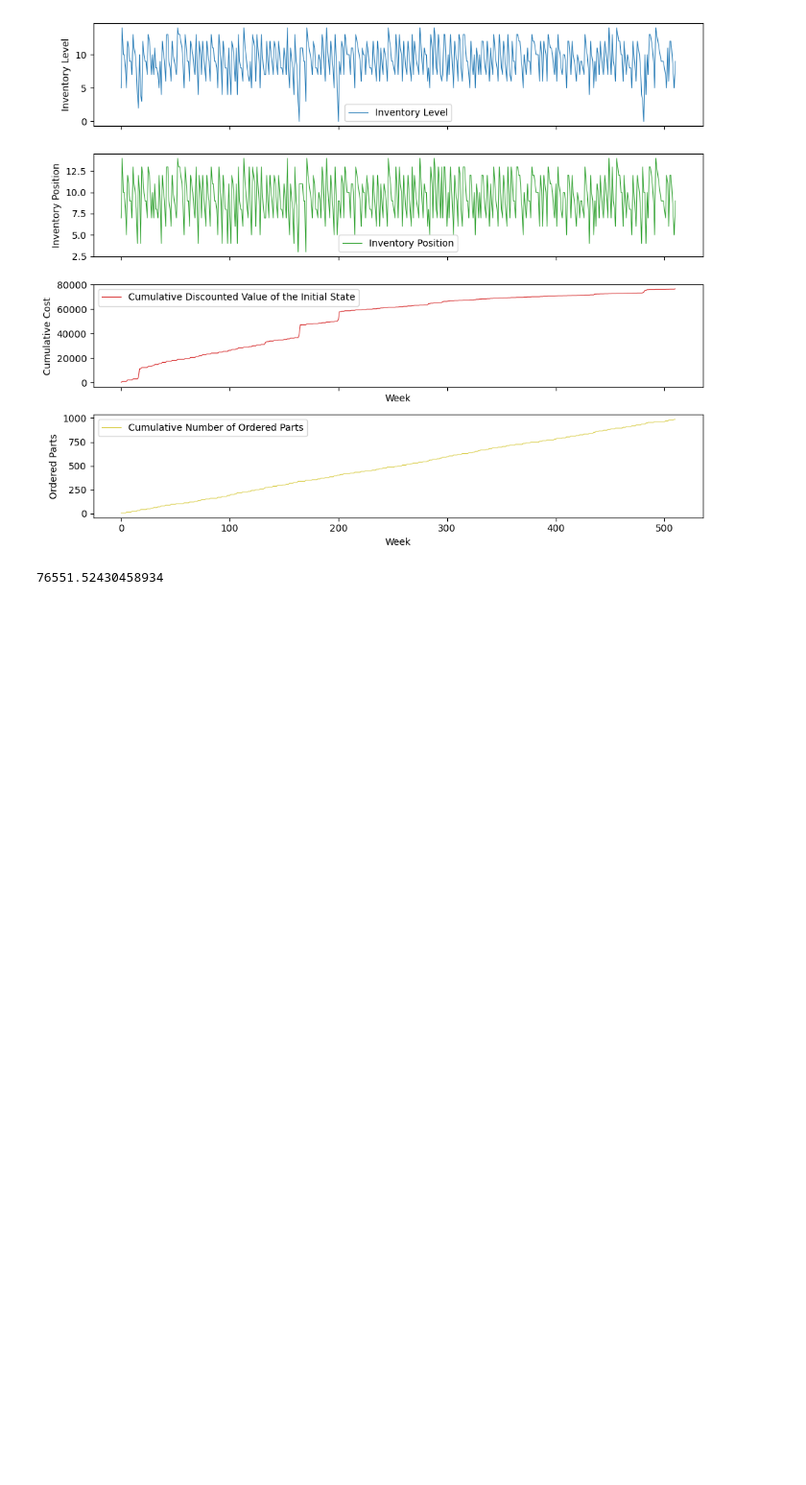
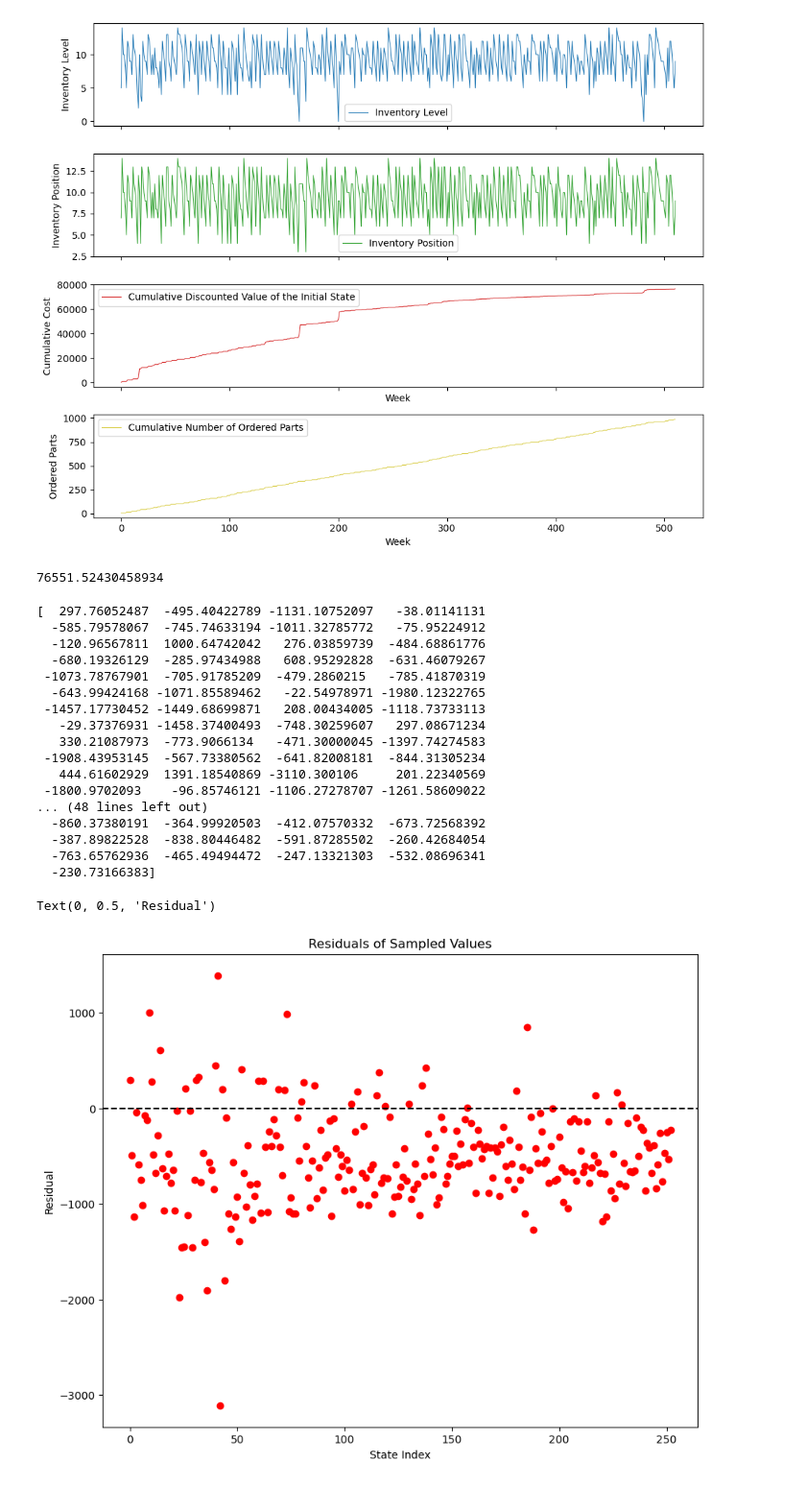
Before and after one commit to t-unger/Spare-Parts-Inventory, a Jupyter notebook: Simulation.ipynb, the cells around one changed output. Shown at 96% size. Cells and saved outputs as stored; diff of their text form; code cells hidden in the pictures; blank space fills up the shorter version.

```diff
--- a/Simulation.ipynb
+++ b/Simulation.ipynb
@@ -184,3 +184,45 @@ print(total_cost(data2))
 # %% [output]
 [figure]
 76551.52430458934
+# %%
+sample_size = 100
+sampled_values = np.zeros(len(state_tuples))
+
+for i, state in enumerate(state_tuples):
+    value_samples = np.zeros(sample_size)
+    for j in range(sample_size):
+        sampled_data = simulate_period(state, policy, 1000)
+        value_sample = total_cost(sampled_data, plots=False)
+        value_samples[j] = value_sample
+    sampled_values[i] = np.mean(value_samples)
+# %%
+value_iteration_values = np.load("values.npy")
+residuals = sampled_values - value_iteration_values
+print(residuals)
+
+plt.figure(figsize=(10, 8))
+plt.scatter(np.arange(253), residuals, color='red')
+plt.axhline(0, color='black', linestyle='--')
+plt.title("Residuals of Sampled Values")
+plt.xlabel("State Index")
+plt.ylabel("Residual")
+# %% [output]
+[  297.76052487  -495.40422789 -1131.10752097   -38.01141131
+  -585.79578067  -745.74633194 -1011.32785772   -75.95224912
+  -120.96567811  1000.64742042   276.03859739  -484.68861776
+  -680.19326129  -285.97434988   608.95292828  -631.46079267
+ -1073.78767901  -705.91785209  -479.2860215   -785.41870319
+  -643.99424168 -1071.85589462   -22.54978971 -1980.12322765
+ -1457.17730452 -1449.68699871   208.00434005 -1118.73733113
+   -29.37376931 -1458.37400493  -748.30259607   297.08671234
+   330.21087973  -773.9066134   -471.30000045 -1397.74274583
+ -1908.43953145  -567.73380562  -641.82008181  -844.31305234
+   444.61602929  1391.18540869 -3110.300106     201.22340569
+ -1800.9702093    -96.85746121 -1106.27278707 -1261.58609022
+... (48 lines left out)
+  -860.37380191  -364.99920503  -412.07570332  -673.72568392
+  -387.89822528  -838.80446482  -591.87285502  -260.42684054
+  -763.65762936  -465.49494472  -247.13321303  -532.08696341
+  -230.73166383]
+Text(0, 0.5, 'Residual')
+[figure, added]
```
Also changed, not shown: parts of 1 cell of this notebook, 3 other files.
